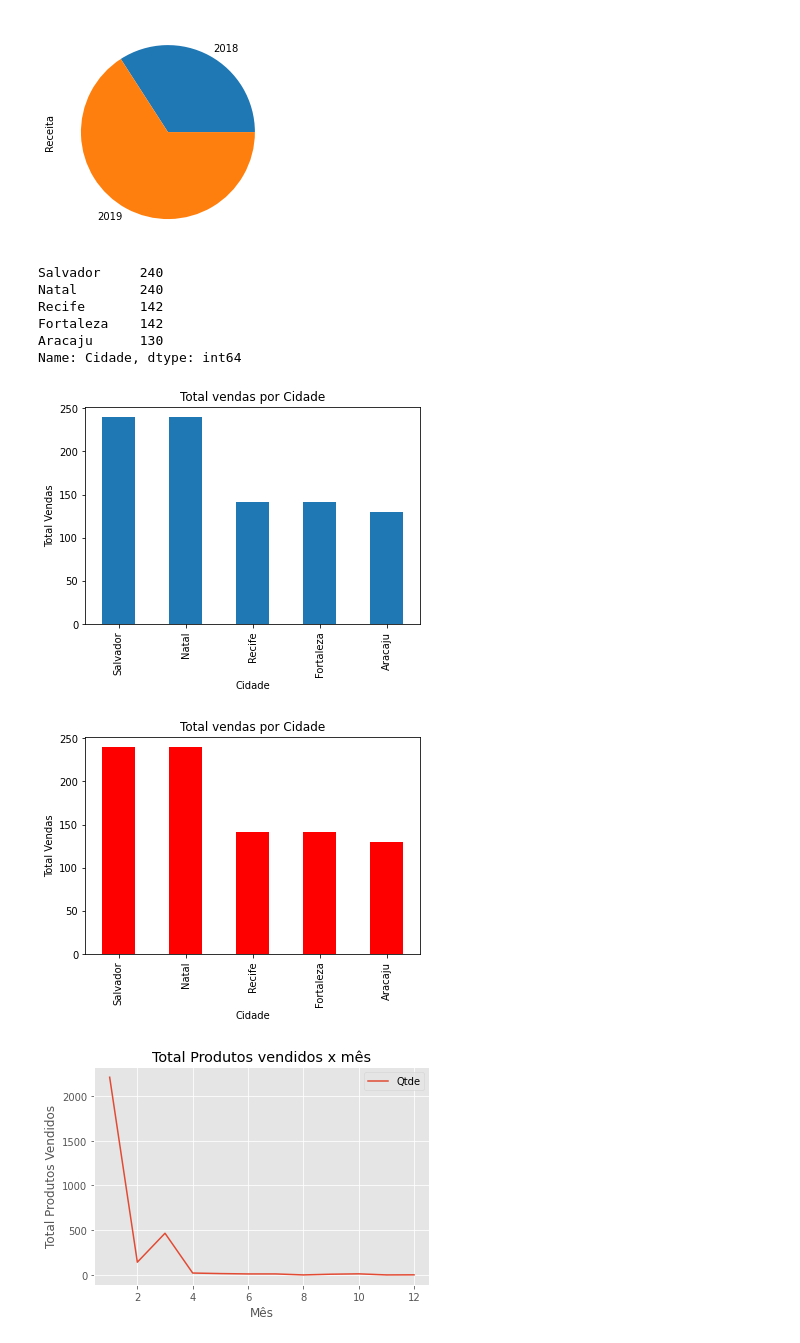
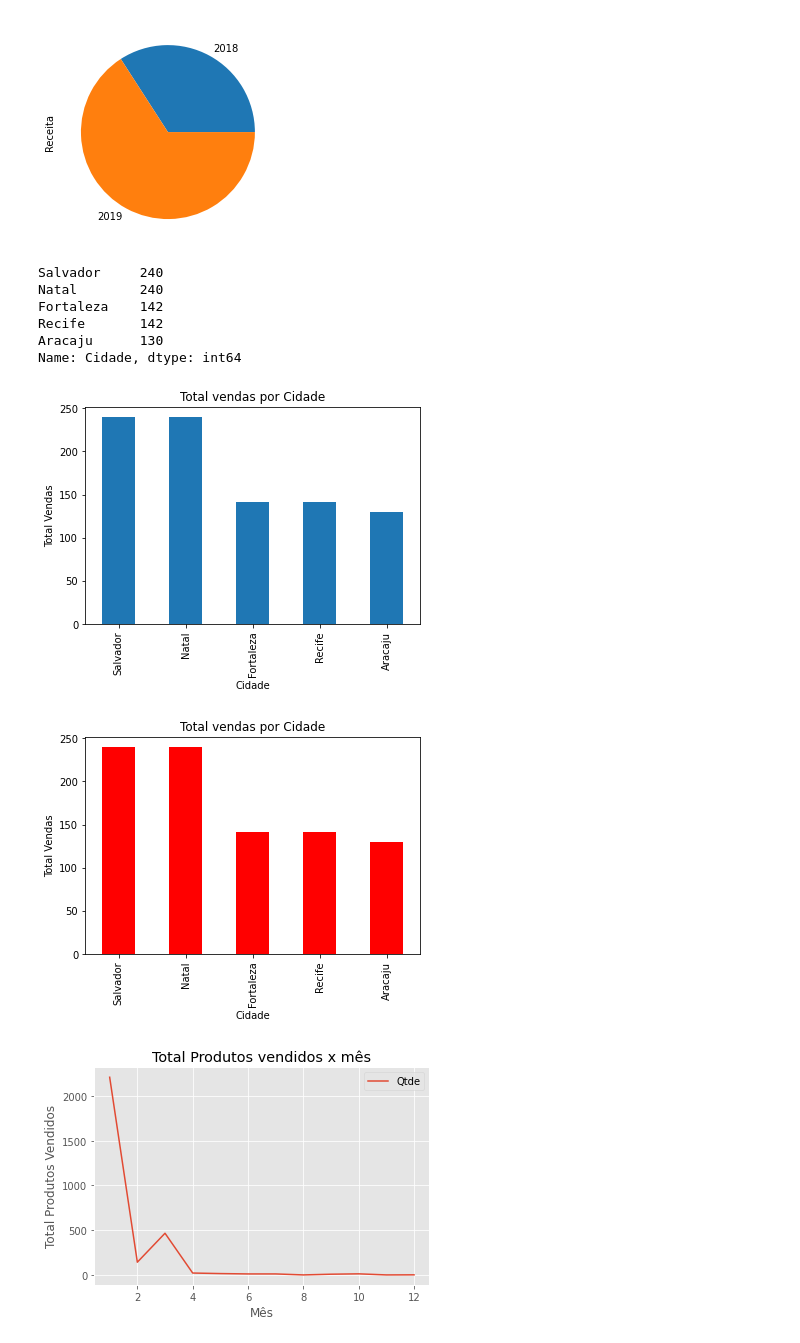
Before and after one commit to yrcunha/desafio_python_pandas, a Jupyter notebook: desafio_python_pandas.ipynb, the cells around one changed output. Cells and saved outputs as stored; diff of their text form; code cells hidden in the pictures.

```diff
--- a/desafio_python_pandas.ipynb
+++ b/desafio_python_pandas.ipynb
@@ -616,5 +768,5 @@ Receita/Vendas    float64
 dtype: object
 # %%
 #Transformando coluna de data em data
-df["Data"] = pd.to_datetime(df["Data"])
+df_aula_01["Data"] = pd.to_datetime(df_aula_01["Data"])
 # %%
@@ -638,5 +790,5 @@ Data
 Name: Receita, dtype: float64
 # %%
 #Criando uma nova coluna com o ano
-df["Ano_Venda"] = df["Data"].dt.year
+df_aula_01["Ano_Venda"] = df_aula_01["Data"].dt.year
 # %%
@@ -667,5 +819,5 @@ df["Data"].min()
 Timestamp('2018-01-01 00:00:00')
 # %%
 #Calculando a diferença de dias
-df["diferenca_dias"] = df["Data"] - df["Data"].min()
+df_aula_01["diferenca_dias"] = df_aula_01["Data"] - df_aula_01["Data"].min()
 # %%
@@ -680,4 +832,4 @@ df.sample(5)
 # %%
 #Criando a coluna de trimestre
-df["trimestre_venda"] = df["Data"].dt.quarter
+df_aula_01["trimestre_venda"] = df_aula_01["Data"].dt.quarter
 # %%
@@ -764,29 +916,29 @@ df.groupby(df["Data"].dt.year)["Receita"].sum().plot.pie()
 [figure]
 # %%
 #Total vendas por cidade
-df["Cidade"].value_counts()
+df_aula_01["Cidade"].value_counts()
 # %% [output]
 Salvador     240
 Natal        240
+Fortaleza    142
 Recife       142
-Fortaleza    142
 Aracaju      130
 Name: Cidade, dtype: int64
 # %%
 #Adicionando um título e alterando o nome dos eixos
 import matplotlib.pyplot as plt
-df["Cidade"].value_counts().plot.bar(title="Total vendas por Cidade")
+df_aula_01["Cidade"].value_counts().plot.bar(title="Total vendas por Cidade")
 plt.xlabel("Cidade")
 plt.ylabel("Total Vendas");
 # %% [output]
-[figure, old version]
+[figure, new version]
 # %%
 #Alterando a cor
-df["Cidade"].value_counts().plot.bar(title="Total vendas por Cidade", color="red")
+df_aula_01["Cidade"].value_counts().plot.bar(title="Total vendas por Cidade", color="red")
 plt.xlabel("Cidade")
 plt.ylabel("Total Vendas");
 # %% [output]
-[figure, old version]
+[figure, new version]
 # %%
 #Alterando o estilo
 plt.style.use("ggplot")
```
Also changed, not shown: parts of 110 cells of this notebook.
